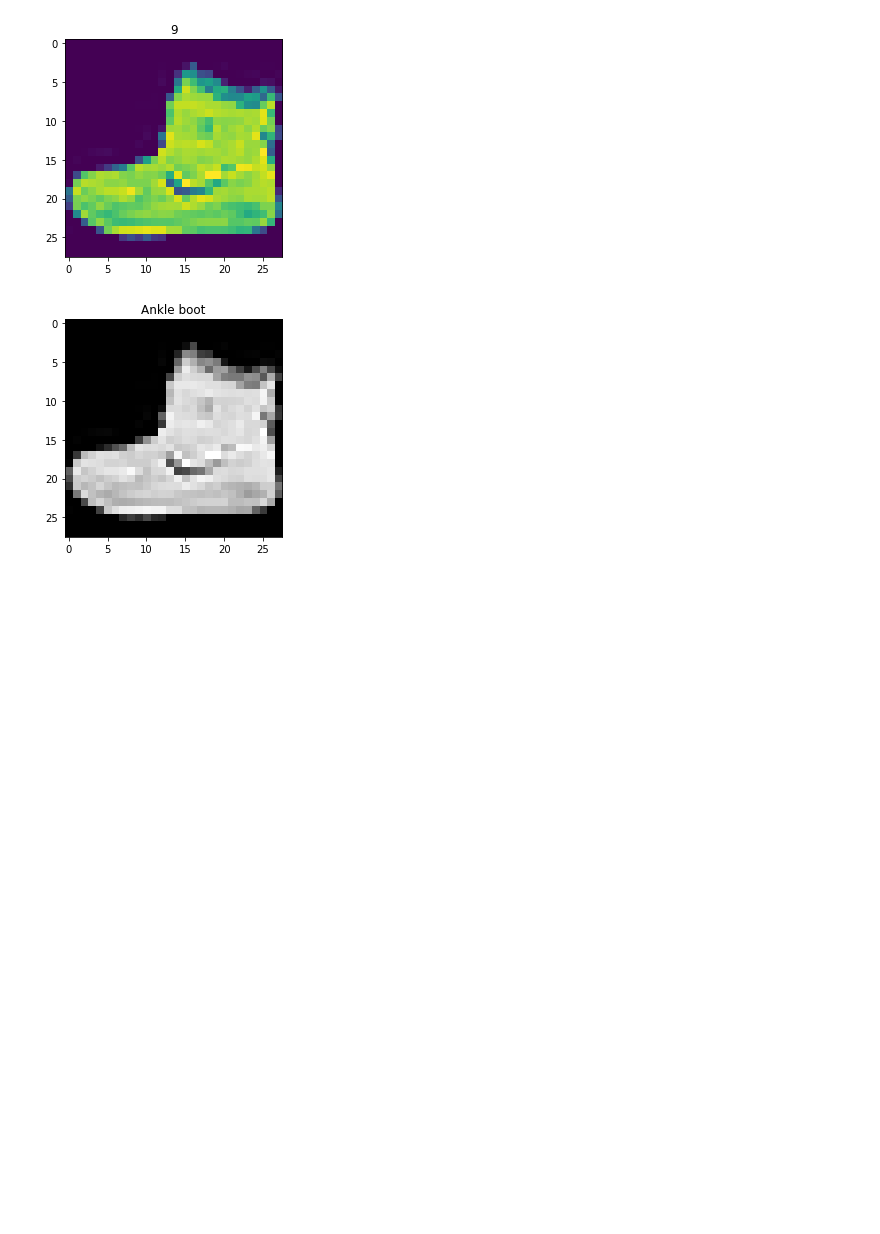
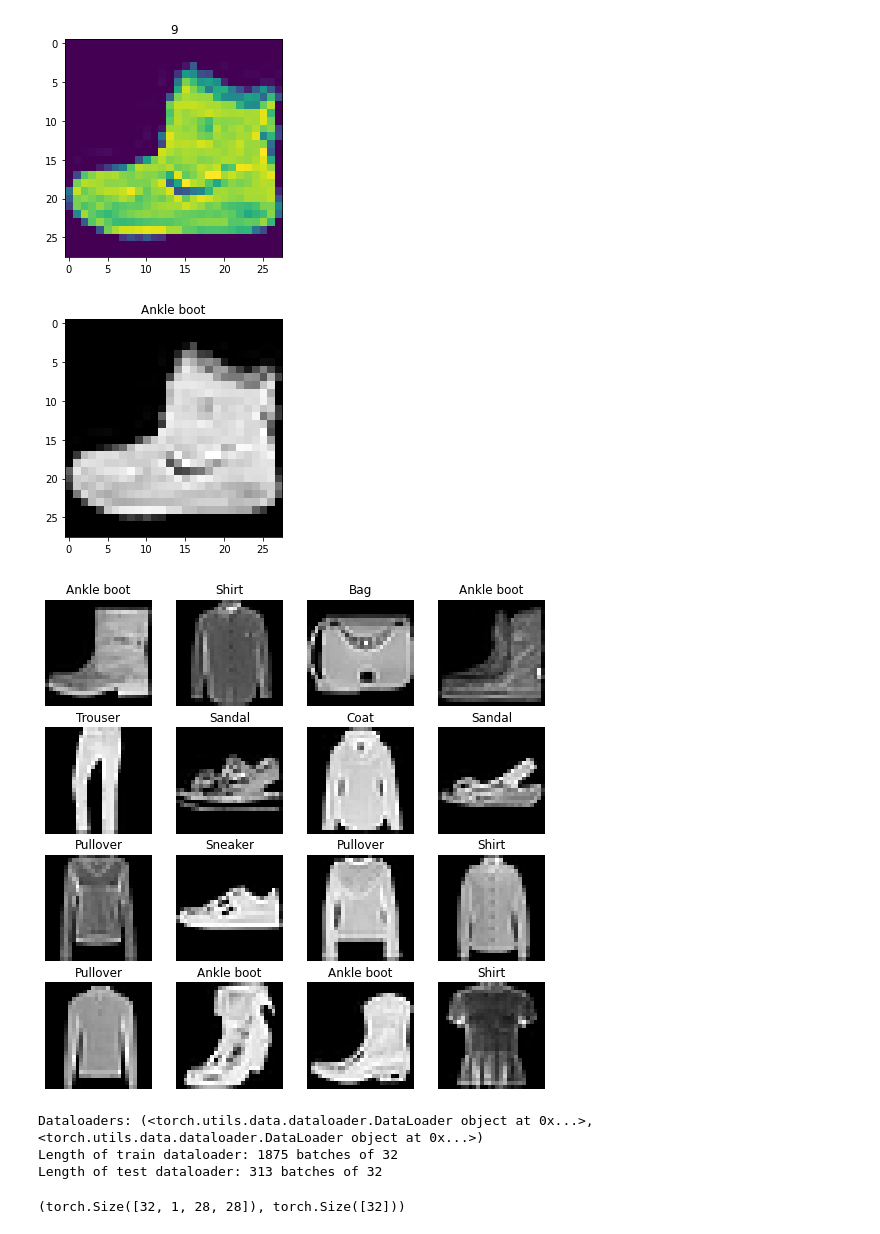
Before and after one commit to s0um0r0y/coding-practise, a Jupyter notebook: deep_learning_practise/computer_vision_practise.ipynb, the cells around one changed output. Saved outputs shown, nothing was run; the diff lists cells and outputs as text; code cells hidden in the pictures; blank space fills up the shorter version.

```diff
--- a/deep_learning_practise/computer_vision_practise.ipynb
+++ b/deep_learning_practise/computer_vision_practise.ipynb
@@ -110,5 +94,45 @@ plt.title(class_names[label]);
 # %%
 # plot the first 16 image
 torch.manual_seed(42)
 fig = plt.figure(figsize=(9, 9))
 rows, cols = 4 ,4
+for i in range(1, rows * cols + 1):
+    random_idx = torch.randint(0, len(train_data), size=[1]).item()
+    img, label = train_data[random_idx]
+    fig.add_subplot(rows, cols, i)
+    plt.imshow(img.squeeze(), cmap="gray")
+    plt.title(class_names[label])
+    plt.axis(False);
+# %% [output]
+[figure, added]
+# %%
+from torch.utils.data import DataLoader
+
+# Setup the batch size hyperparameter
+BATCH_SIZE = 32
+
+# Turn datasets into iterables (batches)
+train_dataloader = DataLoader(train_data, # dataset to turn into iterable
+                              batch_size=BATCH_SIZE,
+                              shuffle=True,
+                              )
+
+test_dataloader = DataLoader(test_data,
+                             batch_size=BATCH_SIZE,
+                             shuffle=False # don't necessarily have to shuffle the testing data
+                             )
+
+# Let's check out what we've created
+print(f"Dataloaders: {train_dataloader, test_dataloader}")
+print(f"Length of train dataloader: {len(train_dataloader)} batches of {BATCH_SIZE}")
+print(f"Length of test dataloader: {len(test_dataloader)} batches of {BATCH_SIZE}")
+# %% [output]
+Dataloaders: (<torch.utils.data.dataloader.DataLoader object at 0x...>, <torch.utils.data.dataloader.DataLoader object at 0x...>)
+Length of train dataloader: 1875 batches of 32
+Length of test dataloader: 313 batches of 32
+# %%
+# checkout the training dataloader
+train_features_batch, train_labels_batch = next(iter(train_dataloader))
+train_features_batch.shape , train_labels_batch.shape
+# %% [output]
+(torch.Size([32, 1, 28, 28]), torch.Size([32]))
```
Also changed, not shown: parts of 7 cells of this notebook.
